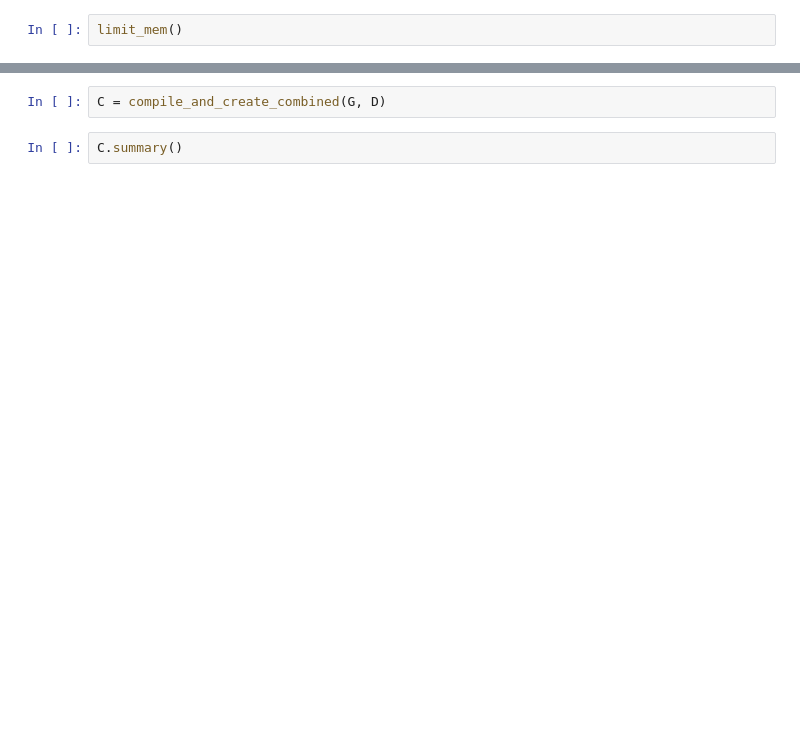
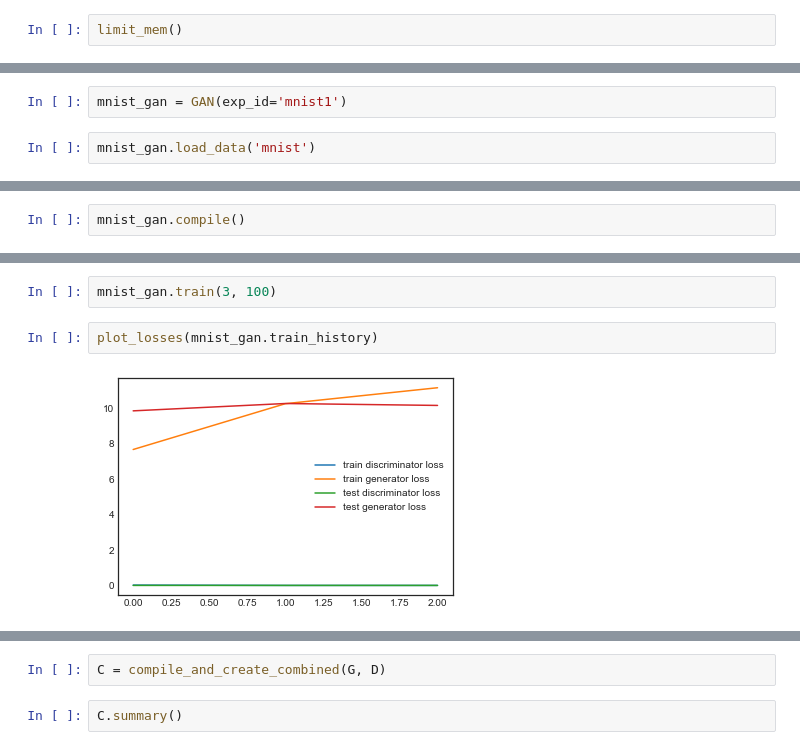
Before and after one commit to raspstephan/radar-gan, a Jupyter notebook: development.ipynb, the cells around one changed output, grey strips where cells are left out. Saved outputs shown, nothing was run; the diff lists cells and outputs as text; blank space fills up the shorter version.

```diff
--- a/development.ipynb
+++ b/development.ipynb
@@ -62,0 +21,4 @@ _________________________________________________________________
+# %%
+mnist_gan = GAN(exp_id='mnist1')
+# %%
+mnist_gan.load_data('mnist')
@@ -62,0 +31,2 @@ _________________________________________________________________
+# %%
+mnist_gan.compile()
@@ -62,0 +55,6 @@ _________________________________________________________________
+# %%
+mnist_gan.train(3, 100)
+# %%
+plot_losses(mnist_gan.train_history)
+# %% [output]
+[figure, added]
```
Also changed, not shown: parts of 32 cells of this notebook, 5 other files.
